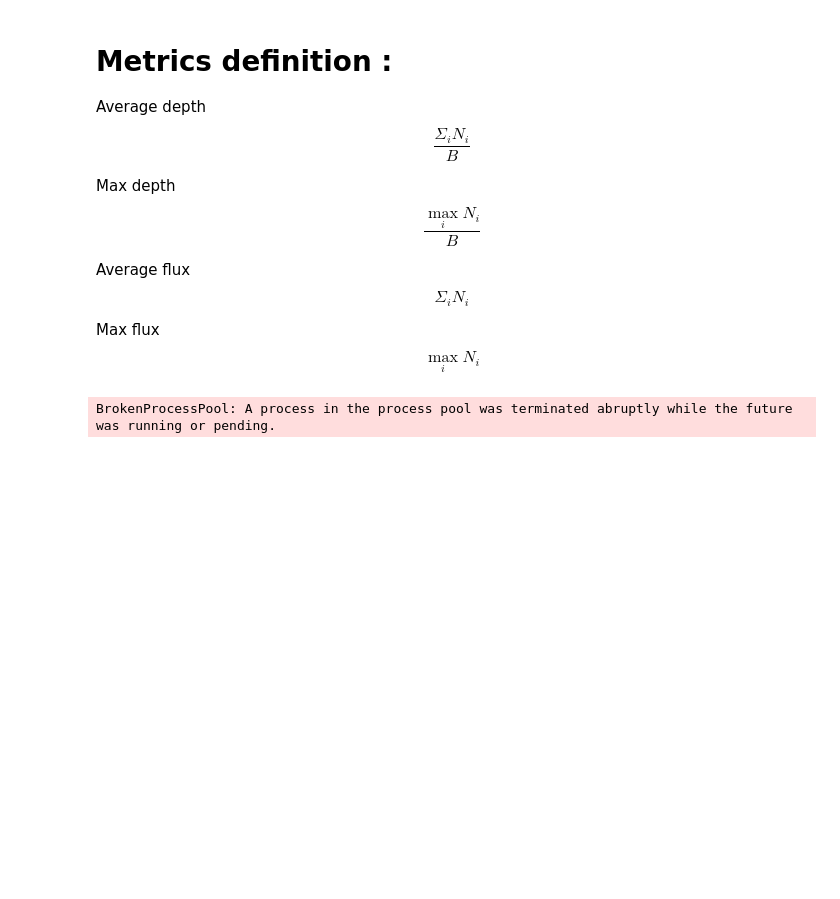
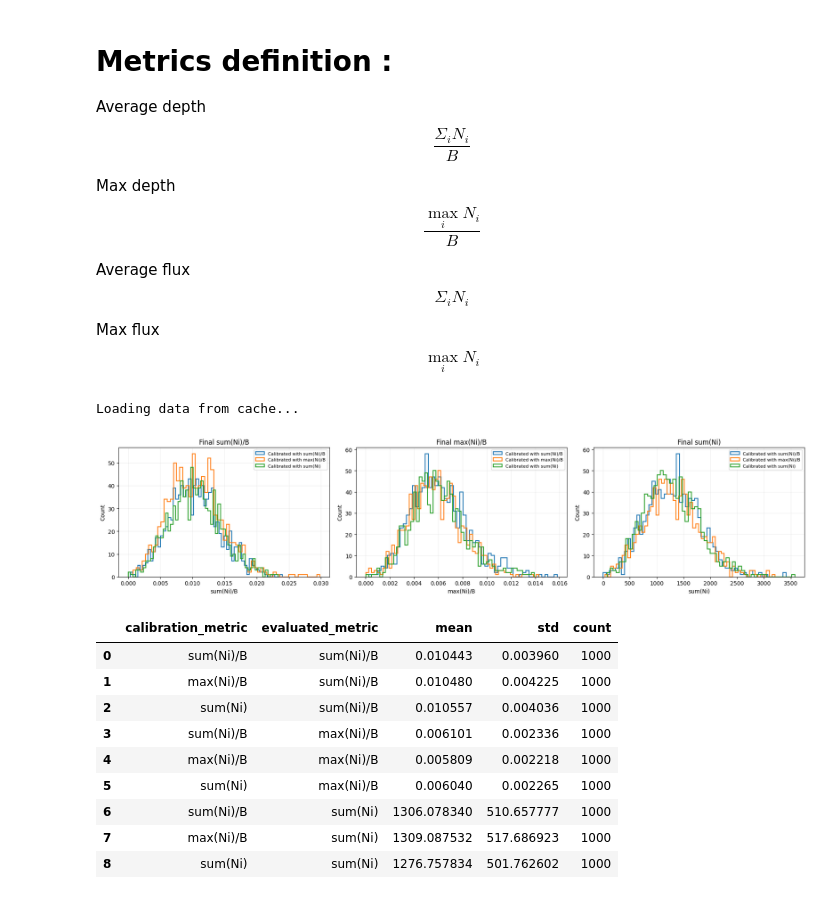
Before and after one commit to VForiel/PhD-Theory, a Jupyter notebook: src/analysis/hooke_jeeves/analysis.ipynb, the cells around one changed output. Saved outputs shown, nothing was run; the diff lists cells and outputs as text; code cells hidden in the pictures; blank space fills up the shorter version.

Commit message:
Metric analysis

```diff
--- a/src/analysis/hooke_jeeves/analysis.ipynb
+++ b/src/analysis/hooke_jeeves/analysis.ipynb
@@ -33,41 +34,32 @@ $$
 \max_i N_i
 $$
 # %%
-# Metrics definition
+considered_metrics = {
+    "sum(Ni)/B": metrics.average_depth,
+    "max(Ni)/B": metrics.max_depth,
+    "sum(Ni)": metrics.average_flux,
+    # "max(Ni)": metrics.max_flux,
+}
 
-def bound_outputs(outputs):
-    bounded_outputs = np.asarray(outputs, dtype=float).copy()
-    bounded_outputs[bounded_outputs <= 1] = 1
-    return bounded_outputs
+ctx = phise.examples.contexts.get_PHOB()
+# ctx.camera.ideal = True
 
-def average_depth(outputs):
-    bounded_outputs = bound_outputs(outputs)
-    return np.sum(bounded_outputs[1:]) / bounded_outputs[0]
-
-def max_depth(outputs):
-    bounded_outputs = bound_outputs(outputs)
-    return np.max(bounded_outputs[1:]) / bounded_outputs[0]
-
-def average_flux(outputs):
-    bounded_outputs = bound_outputs(outputs)
-    return np.sum(bounded_outputs[1:])
-
-def max_flux(outputs):
-    bounded_outputs = bound_outputs(outputs)
-    return np.max(bounded_outputs[1:])
-
-considered_metrics = {
-    "sum(Ni)/B": average_depth,
-    "max(Ni)/B": max_depth,
-    "sum(Ni)": average_flux,
-    "max(Ni)": max_flux,
-}
+data = metrics.generate_data(ctx, metrics=considered_metrics, samples=1000)
+# %% [output]
+Loading data from cache...
 # %%
-# Context definition & data generation
-
-ctx = phise.examples.contexts.get_PHOB()
-# ctx.camera.ideal = True
-
-metrics.generate_data(ctx, metrics=considered_metrics, samples=1000)
+fig, axes, df = metrics.plot_final_metric_distributions(data, bins=60)
+plt.show()
+df
 # %% [output]
-BrokenProcessPool: A process in the process pool was terminated abruptly while the future was running or pending.
+[figure, added]
+|  | calibration_metric | evaluated_metric | mean | std | count |
+| 0 | sum(Ni)/B | sum(Ni)/B | 0.010443 | 0.003960 | 1000 |
+| 1 | max(Ni)/B | sum(Ni)/B | 0.010480 | 0.004225 | 1000 |
+| 2 | sum(Ni) | sum(Ni)/B | 0.010557 | 0.004036 | 1000 |
+| 3 | sum(Ni)/B | max(Ni)/B | 0.006101 | 0.002336 | 1000 |
+| 4 | max(Ni)/B | max(Ni)/B | 0.005809 | 0.002218 | 1000 |
+| 5 | sum(Ni) | max(Ni)/B | 0.006040 | 0.002265 | 1000 |
+| 6 | sum(Ni)/B | sum(Ni) | 1306.078340 | 510.657777 | 1000 |
+| 7 | max(Ni)/B | sum(Ni) | 1309.087532 | 517.686923 | 1000 |
+| 8 | sum(Ni) | sum(Ni) | 1276.757834 | 501.762602 | 1000 |
```
Also changed, not shown: parts of 2 cells of this notebook, 3 other files.
